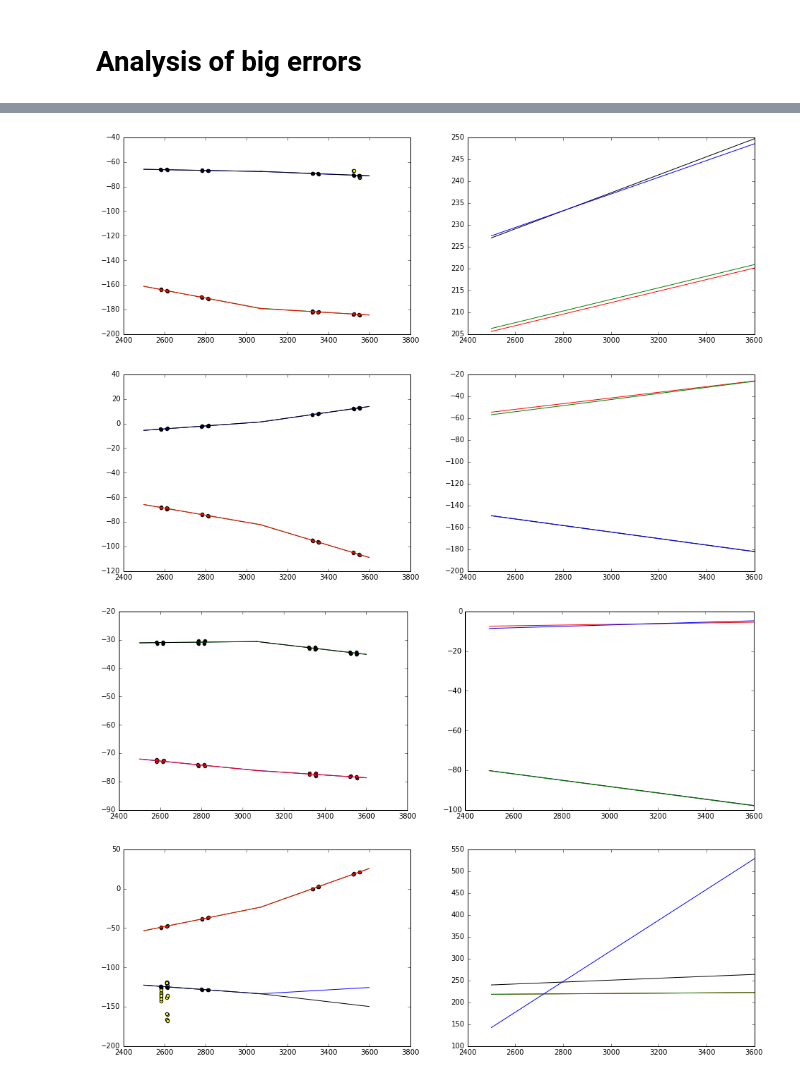
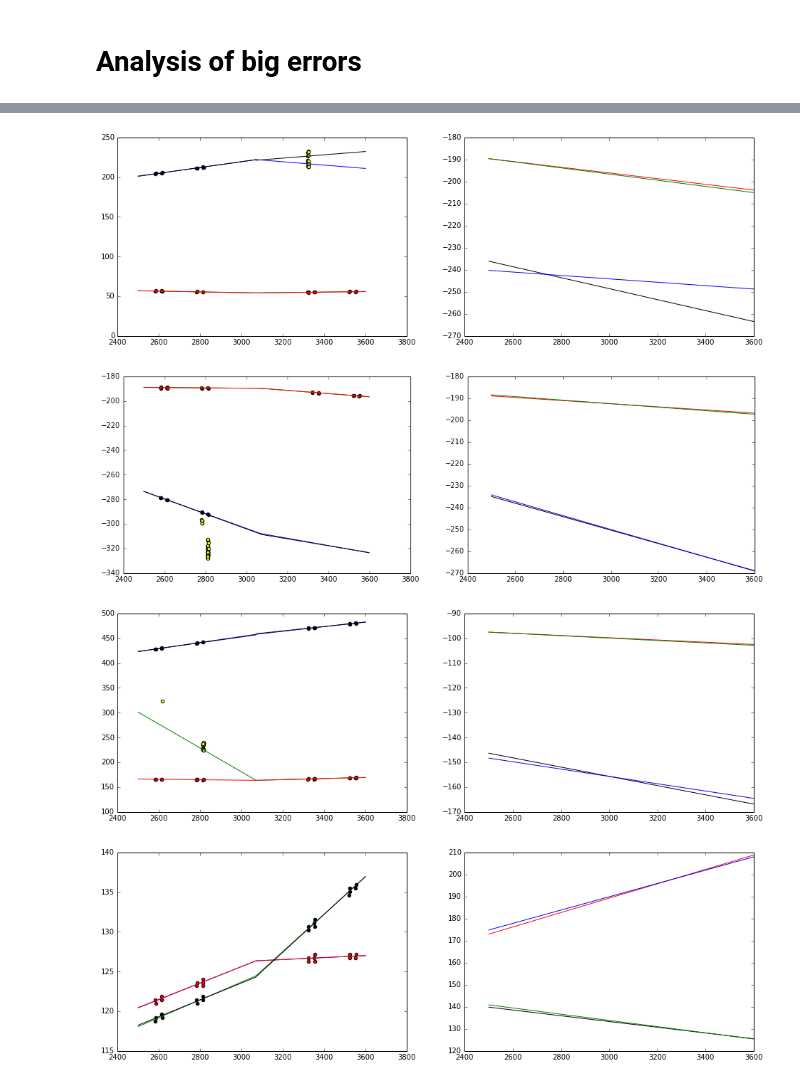
Before and after one commit to hushchyn-mikhail/ship_tracking_summer2016, a Jupyter notebook: notebooks/QualityRetina2.0.ipynb, the cells around one changed output, grey strips where cells are left out. Saved outputs shown, nothing was run; the diff lists cells and outputs as text; code cells hidden in the pictures.

```diff
--- a/notebooks/QualityRetina2.0.ipynb
+++ b/notebooks/QualityRetina2.0.ipynb
@@ -48,7 +50,7 @@ for event_id in event_ids:
         event34 = event[(event.StatNb == 3) + (event.StatNb == 4)]
 
         # Tracks reconstruction before the magnet
-        tr2d = RetinaTrackReconstruction(pre_sigma=0.8, inlier_treshold=0.7, x_resolution=1, y_resolution=1)
+        tr2d = RetinaTrackReconstruction(pre_sigma=1., sigma_to=0.7, inlier_treshold=0.8, x_resolution=1, y_resolution=1)
         tr2d.fit(event)
 
         labels12 = tr2d.labels_[0]
@@ -455,17 +459,17 @@ demonstration(data, 1724)
 # %%
-demonstration(data, 2605)
+demonstration(data, 3670)
 # %% [output]
-[figure, old version]
+[figure, new version]
 # %%
-demonstration(data, 3386)
+demonstration(data, 3781)
 # %% [output]
-[figure, old version]
+[figure, new version]
 # %%
-demonstration(data, 3511)
+demonstration(data, 3942)
 # %% [output]
-[figure, old version]
+[figure, new version]
 # %%
-demonstration(data, 1722)
+demonstration(data, 4108)
 # %% [output]
-[figure, old version]
+[figure, new version]
 # %%
```
Also changed, not shown: parts of 20 cells of this notebook, 1 other file.
